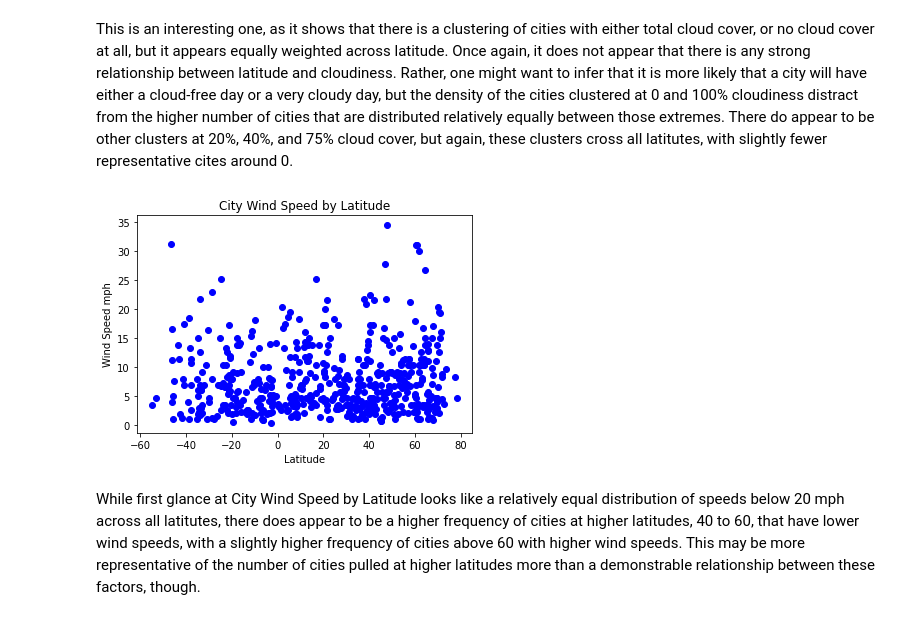
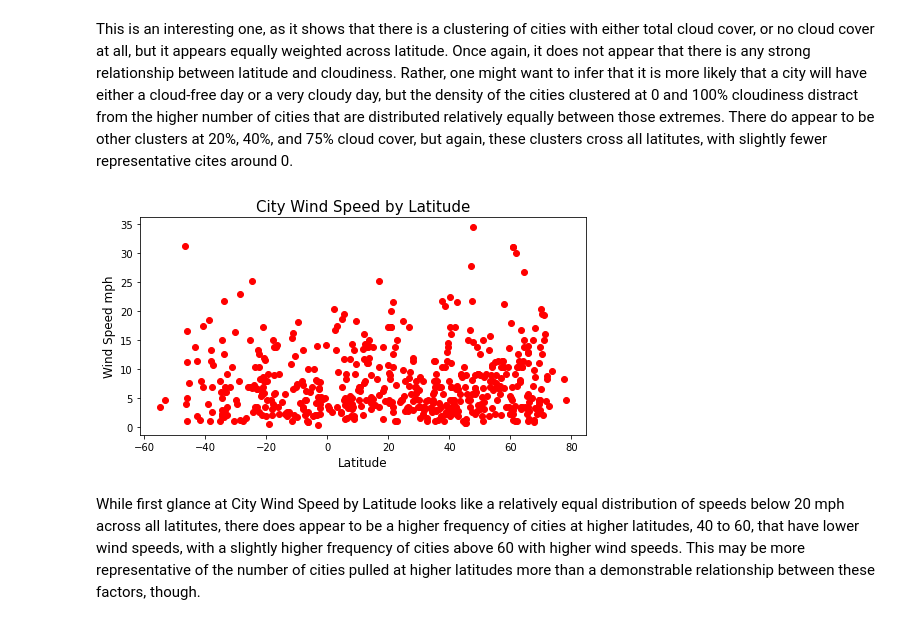
Before and after one commit to mel-c-lowe/Python-API-Challenge, a Jupyter notebook: WeatherPy/WeatherPy.ipynb, the cells around one changed output. Cells and saved outputs as stored; diff of their text form; code cells hidden in the pictures.

```diff
--- a/WeatherPy/WeatherPy.ipynb
+++ b/WeatherPy/WeatherPy.ipynb
@@ -292,14 +287,18 @@ This is an interesting one, as it shows that there is a clustering of cities wit
 # %%
 # Wind Speed by Latitude
 wind_y = weather_data["Wind Speed"]
 
-plt.plot(x, wind_y, "bo")
-plt.ylabel("Wind Speed mph")
-plt.xlabel("Latitude")
-plt.title("City Wind Speed by Latitude")
-plt.show()
+plt.figure(figsize=(8, 4))
+
+plt.scatter(x, wind_y, color="red")
+plt.ylabel("Wind Speed mph", fontsize=12)
+plt.xlabel("Latitude", fontsize=12)
+plt.title("City Wind Speed by Latitude", fontsize=15)
+# plt.show()
+
+plt.savefig("Images/total_wind.png")
 # %% [output]
-[figure, old version]
+[figure, new version]
 # %% [markdown]
 While first glance at City Wind Speed by Latitude looks like a relatively equal distribution of speeds below 20 mph across all latitutes, there does appear to be a higher frequency of cities at higher latitudes, 40 to 60, that have lower wind speeds, with a slightly higher frequency of cities above 60 with higher wind speeds.  This may be more representative of the number of cities pulled at higher latitudes more than a demonstrable relationship between these factors, though.
 # %%
```
Also changed, not shown: parts of 19 cells of this notebook, 12 other files.
